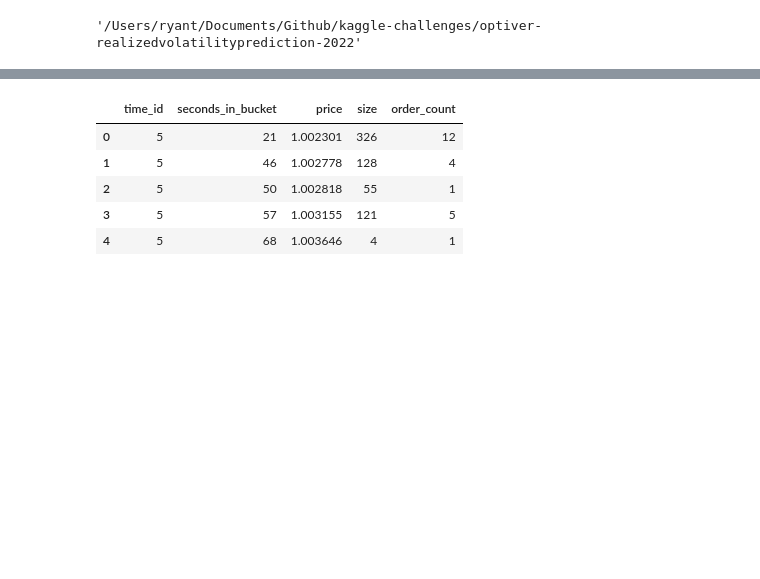
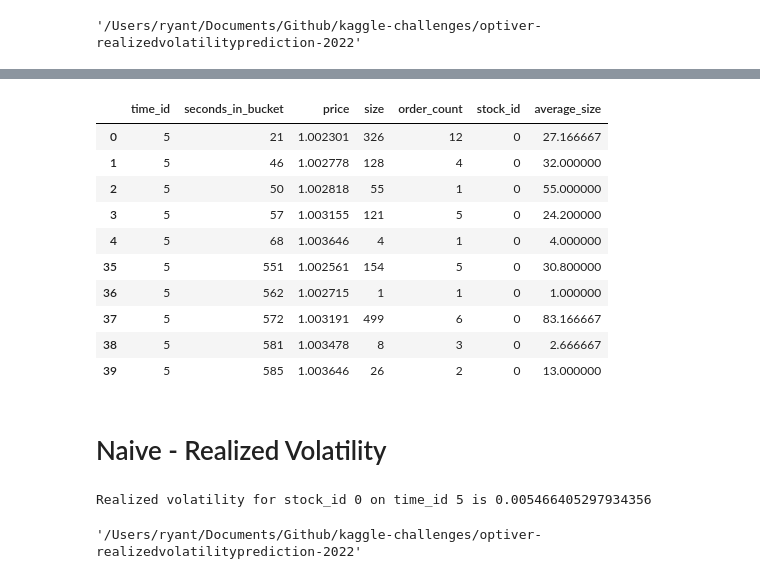
Before and after one commit to ryantjx/kaggle, a Jupyter notebook: optiver-realizedvolatilityprediction-2022/1_dataexploration.ipynb, the cells around one changed output, grey strips where cells are left out. Saved outputs shown, nothing was run; the diff lists cells and outputs as text; code cells hidden in the pictures; blank space fills up the shorter version.

```diff
--- a/optiver-realizedvolatilityprediction-2022/1_dataexploration.ipynb
+++ b/optiver-realizedvolatilityprediction-2022/1_dataexploration.ipynb
@@ -31,10 +85,16 @@ train
 # %%
+# Book
 stock_id = 0
+time_id = 5
 
 book = pd.read_parquet(f'data/book_train.parquet/stock_id={stock_id}')
 book.loc[:,'stock_id'] = 0
-trade = pd.read_parquet(f'data/trade_train.parquet/stock_id={stock_id}')
-trade.loc[:,'stock_id'] = 0
-book.head(5)
+book['stock_id'] = book['stock_id'].astype('int8')
+
+book['spread'] = (book['ask_price1'] / book['bid_price1']) - 1
+book['wap'] = (book['ask_price1'] * book['ask_size1'] + book['bid_price1'] * book['bid_size1']) / (book['ask_size1'] + book['bid_size1'])
+
+book_ex = book[book['time_id'] == time_id]
+pd.concat([book_ex.head(5), book_ex.tail(5)])
 # %% [output]
 |  | time_id | seconds_in_bucket | bid_price1 | ask_price1 | bid_price2 | ask_price2 | bid_size1 | ask_size1 | ... |
@@ -46,9 +195,21 @@ book.head(5)
 # %%
-trade.head(5)
+trade = pd.read_parquet(f'data/trade_train.parquet/stock_id={stock_id}')
+trade.loc[:,'stock_id'] = 0
+trade['stock_id'] = trade['stock_id'].astype('int8')
+trade['average_size'] = trade['size'] / trade['order_count']
+trade_ex = trade[trade['time_id'] == time_id]
+pd.concat([trade_ex.head(5), trade_ex.tail(5)])
 # %% [output]
-|  | time_id | seconds_in_bucket | price | size | order_count |
-| 0 | 5 | 21 | 1.002301 | 326 | 12 |
-| 1 | 5 | 46 | 1.002778 | 128 | 4 |
-| 2 | 5 | 50 | 1.002818 | 55 | 1 |
-| 3 | 5 | 57 | 1.003155 | 121 | 5 |
-| 4 | 5 | 68 | 1.003646 | 4 | 1 |
+|  | time_id | seconds_in_bucket | price | size | order_count | stock_id | average_size |
+| 0 | 5 | 21 | 1.002301 | 326 | 12 | 0 | 27.166667 |
+| 1 | 5 | 46 | 1.002778 | 128 | 4 | 0 | 32.000000 |
+| 2 | 5 | 50 | 1.002818 | 55 | 1 | 0 | 55.000000 |
+| 3 | 5 | 57 | 1.003155 | 121 | 5 | 0 | 24.200000 |
+| 4 | 5 | 68 | 1.003646 | 4 | 1 | 0 | 4.000000 |
+| 35 | 5 | 551 | 1.002561 | 154 | 5 | 0 | 30.800000 |
+| 36 | 5 | 562 | 1.002715 | 1 | 1 | 0 | 1.000000 |
+| 37 | 5 | 572 | 1.003191 | 499 | 6 | 0 | 83.166667 |
+| 38 | 5 | 581 | 1.003478 | 8 | 3 | 0 | 2.666667 |
+| 39 | 5 | 585 | 1.003646 | 26 | 2 | 0 | 13.000000 |
+# %% [markdown]
+# Naive - Realized Volatility
@@ -54,0 +218,11 @@ trade.head(5)
+# %%
+realized_vol = realized_volatility(book_ex['log_return'])
+print(f'Realized volatility for stock_id 0 on time_id 5 is {realized_vol}')
+# %% [output]
+Realized volatility for stock_id 0 on time_id 5 is 0.005466405297934356
+# %%
+import os
+
+os.getcwd()
+# %% [output]
+'/Users/ryant/Documents/Github/kaggle-challenges/optiver-realizedvolatilityprediction-2022'
```
Also changed, not shown: parts of 16 cells of this notebook, 2 other files.
